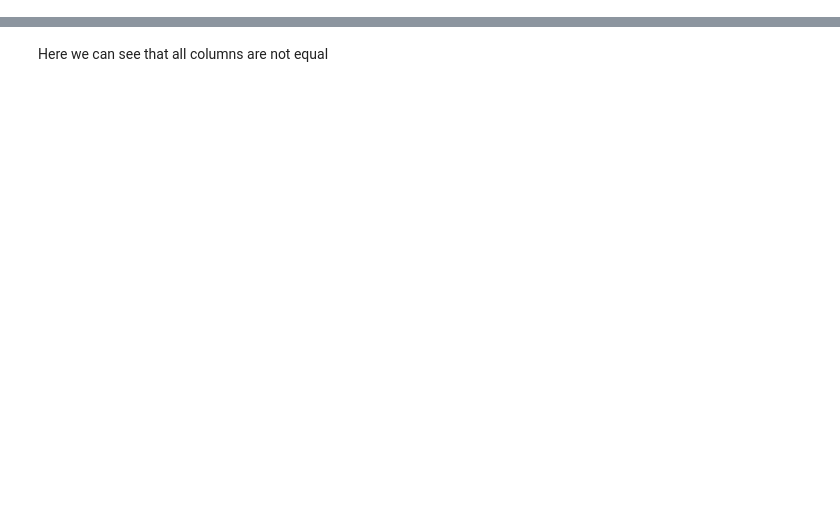
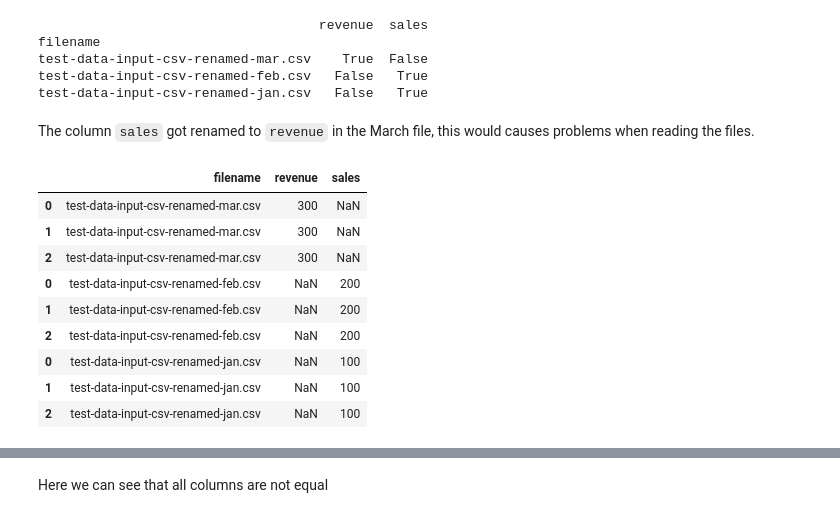
Before and after one commit to d6t/d6tstack, a Jupyter notebook: examples-combiner.ipynb, the cells around one changed output, grey strips where cells are left out. Saved outputs shown, nothing was run; the diff lists cells and outputs as text; code cells hidden in the pictures; blank space fills up the shorter version.

```diff
--- a/examples-combiner.ipynb
+++ b/examples-combiner.ipynb
@@ -160,0 +170,26 @@ c.preview_combine(is_col_common=True) # keep only common columns
+# %%
+cfg_fnames = list(glob.glob('test-data/input/test-data-input-csv-renamed-*.csv'))
+c = d6tc.CombinerCSV(cfg_fnames, all_strings=True) # all_strings=True makes reading faster
+print(c.is_col_present_unique())
+# %% [output]
+                                    revenue  sales
+filename
+test-data-input-csv-renamed-mar.csv    True  False
+test-data-input-csv-renamed-feb.csv   False   True
+test-data-input-csv-renamed-jan.csv   False   True
+# %% [markdown]
+The column `sales` got renamed to `revenue` in the March file, this would causes problems when reading the files.
+# %%
+col_preview = c.preview_columns()
+c.preview_combine()[['filename']+col_preview['columns_unique']]
+# %% [output]
+|  | filename | revenue | sales |
+| 0 | test-data-input-csv-renamed-mar.csv | 300 | NaN |
+| 1 | test-data-input-csv-renamed-mar.csv | 300 | NaN |
+| 2 | test-data-input-csv-renamed-mar.csv | 300 | NaN |
+| 0 | test-data-input-csv-renamed-feb.csv | NaN | 200 |
+| 1 | test-data-input-csv-renamed-feb.csv | NaN | 200 |
+| 2 | test-data-input-csv-renamed-feb.csv | NaN | 200 |
+| 0 | test-data-input-csv-renamed-jan.csv | NaN | 100 |
+| 1 | test-data-input-csv-renamed-jan.csv | NaN | 100 |
+| 2 | test-data-input-csv-renamed-jan.csv | NaN | 100 |
```
Also changed, not shown: parts of 47 cells of this notebook, 17 other files.
